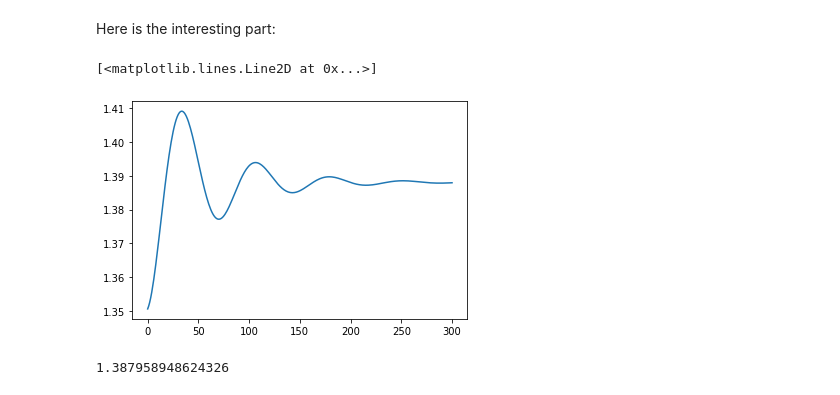
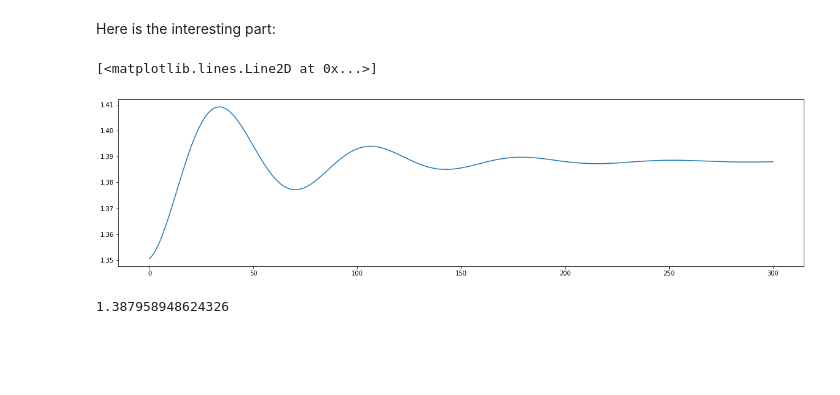
Before and after one commit to aromanro/PythonCompphys, a Jupyter notebook: Car-Parrinello.ipynb, the cells around one changed output. Cells and saved outputs as stored; diff of their text form; code cells hidden in the pictures; blank space fills up the shorter version.

```diff
--- a/Car-Parrinello.ipynb
+++ b/Car-Parrinello.ipynb
@@ -539,10 +540,12 @@ for nuclearCycle in range(numNuclearPoints):
     distances[nuclearCycle] = X
 # %%
 x = np.linspace(0, numNuclearPoints, numNuclearPoints)
+
+plt.rcParams["figure.figsize"] = (20,5)
 plt.plot(x, distances)
 # %% [output]
 [<matplotlib.lines.Line2D at 0x...>]
-[figure, old version]
+[figure, new version]
 # %%
 print(X) # the experimental value given in the book is 1.401, the equilibrium with Hartree-Fock using only s-type orbitals is 1.3881
 # %% [output]
```
Also changed, not shown: parts of 1 cell of this notebook, 4 other files.
